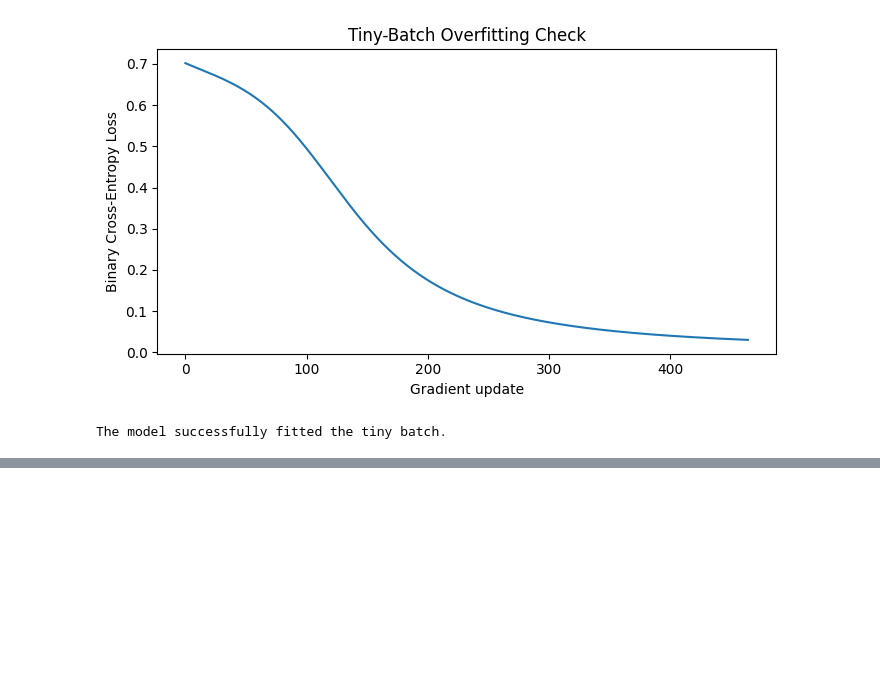
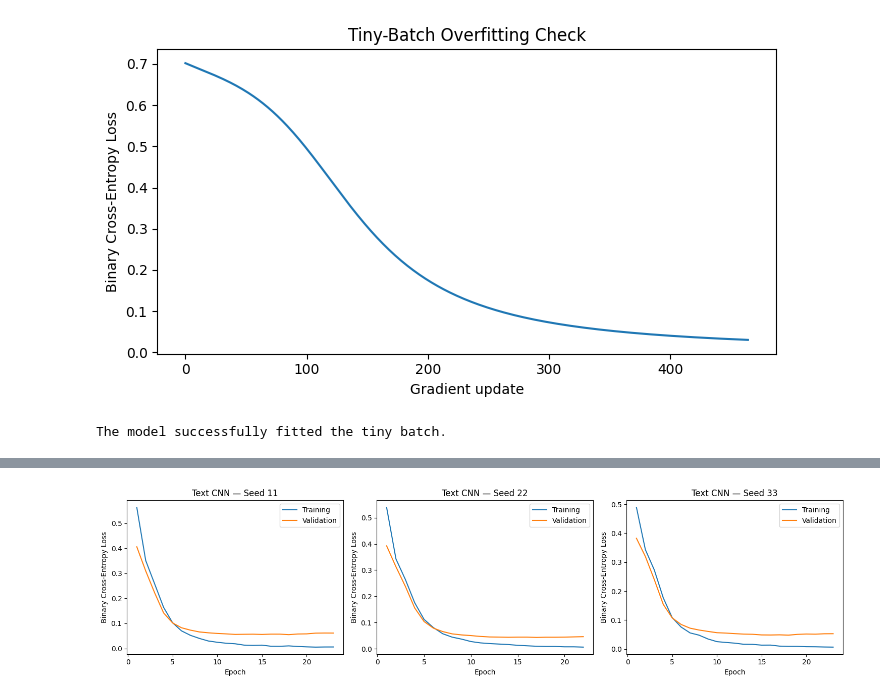
Before and after one commit to ThisumiWijesinghe/SMS_SPAM_DETECTION_ANN, a Jupyter notebook: Neural_Netwrok.ipynb, the cells around one changed output, grey strips where cells are left out. Saved outputs shown, nothing was run; the diff lists cells and outputs as text; code cells hidden in the pictures; blank space fills up the shorter version.

```diff
--- a/Neural_Netwrok.ipynb
+++ b/Neural_Netwrok.ipynb
@@ -1254,0 +2549,93 @@ The model successfully fitted the tiny batch.
+# %%
+fig, axes = plt.subplots(
+    1,
+    3,
+    figsize=(15, 4)
+)
+
+for axis, seed in zip(axes, CNN_SEEDS):
+    history_frame = cnn_histories[seed]
+
+    axis.plot(
+        history_frame["epoch"],
+        history_frame["train_loss"],
+        label="Training"
+    )
+
+    axis.plot(
+        history_frame["epoch"],
+        history_frame["validation_loss"],
+        label="Validation"
+    )
+
+    axis.set_title(f"Text CNN — Seed {seed}")
+    axis.set_xlabel("Epoch")
+    axis.set_ylabel("Binary Cross-Entropy Loss")
+    axis.legend()
+
+plt.tight_layout()
+
+plt.savefig(
+    output_dir / "text_cnn_learning_curves.png",
+    dpi=200
+)
+
+plt.show()
+
+neural_validation_results = pd.concat(
+    [
+        mlp_results_df,
+        cnn_results_df
+    ],
+    ignore_index=True
+)
+
+validation_comparison = (
+    neural_validation_results
+    .groupby("model")[
+        [
+            "accuracy",
+            "precision_spam",
+            "recall_spam",
+            "f1_spam"
+        ]
+    ]
+    .agg(["mean", "std"])
+)
+
+validation_comparison.to_csv(
+    output_dir / "neural_validation_comparison.csv"
+)
+
+display(validation_comparison)
+
+selected_architecture = (
+    neural_validation_results
+    .groupby("model")["f1_spam"]
+    .mean()
+    .idxmax()
+)
+
+with open(
+    output_dir / "selected_architecture.json",
+    "w"
+) as file:
+    json.dump(
+        {
+            "selected_architecture": selected_architecture,
+            "selection_metric": "Mean validation Spam F1",
+            "threshold": 0.5,
+            "seeds": CNN_SEEDS,
+            "representative_seed": 11,
+            "test_used_for_selection": False
+        },
+        file,
+        indent=4
+    )
+
+print(
+    "Selected using validation results:",
+    selected_architecture
+)
+# %% [output]
+[figure, added]
```
Also changed, not shown: parts of 28 cells of this notebook.
